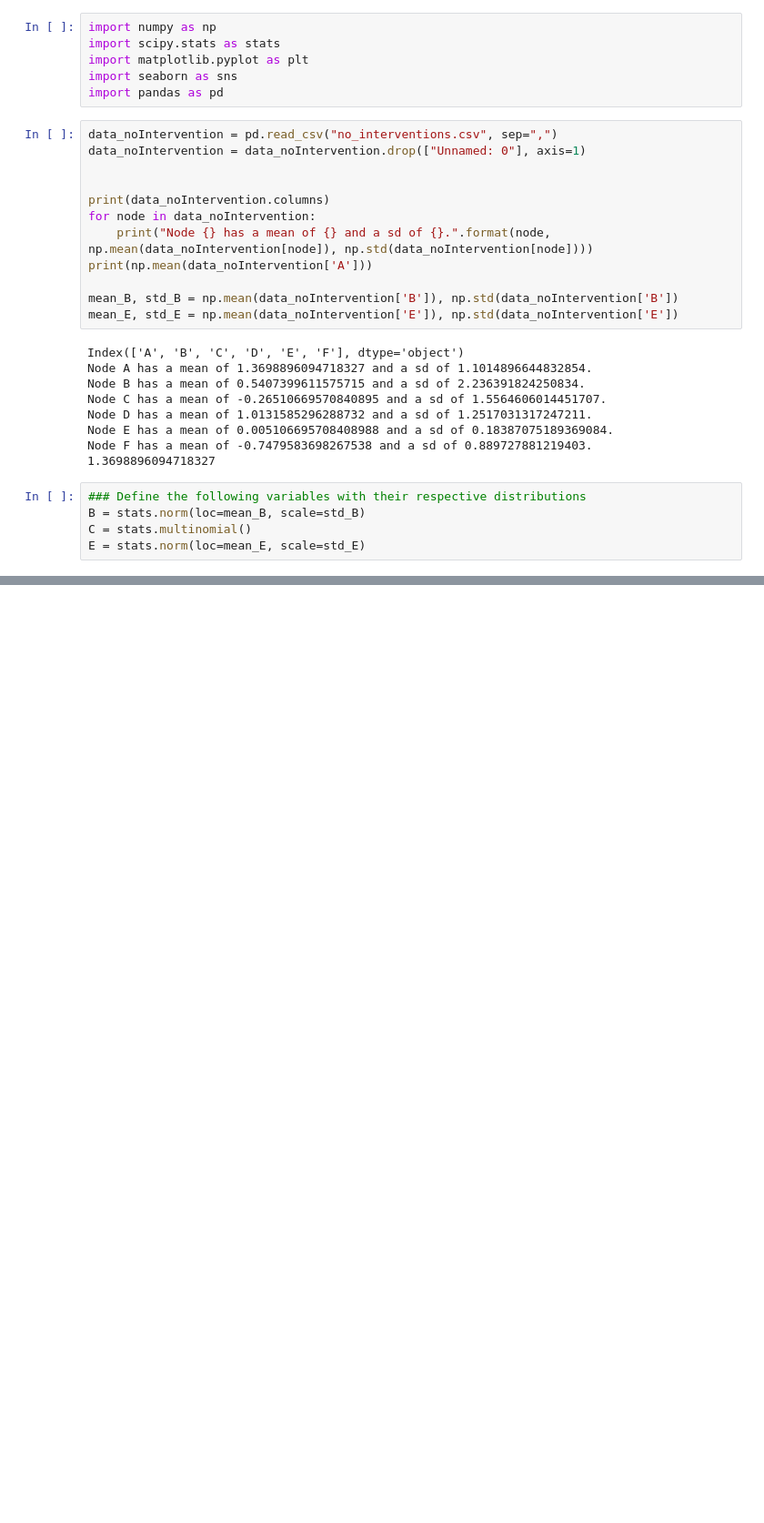
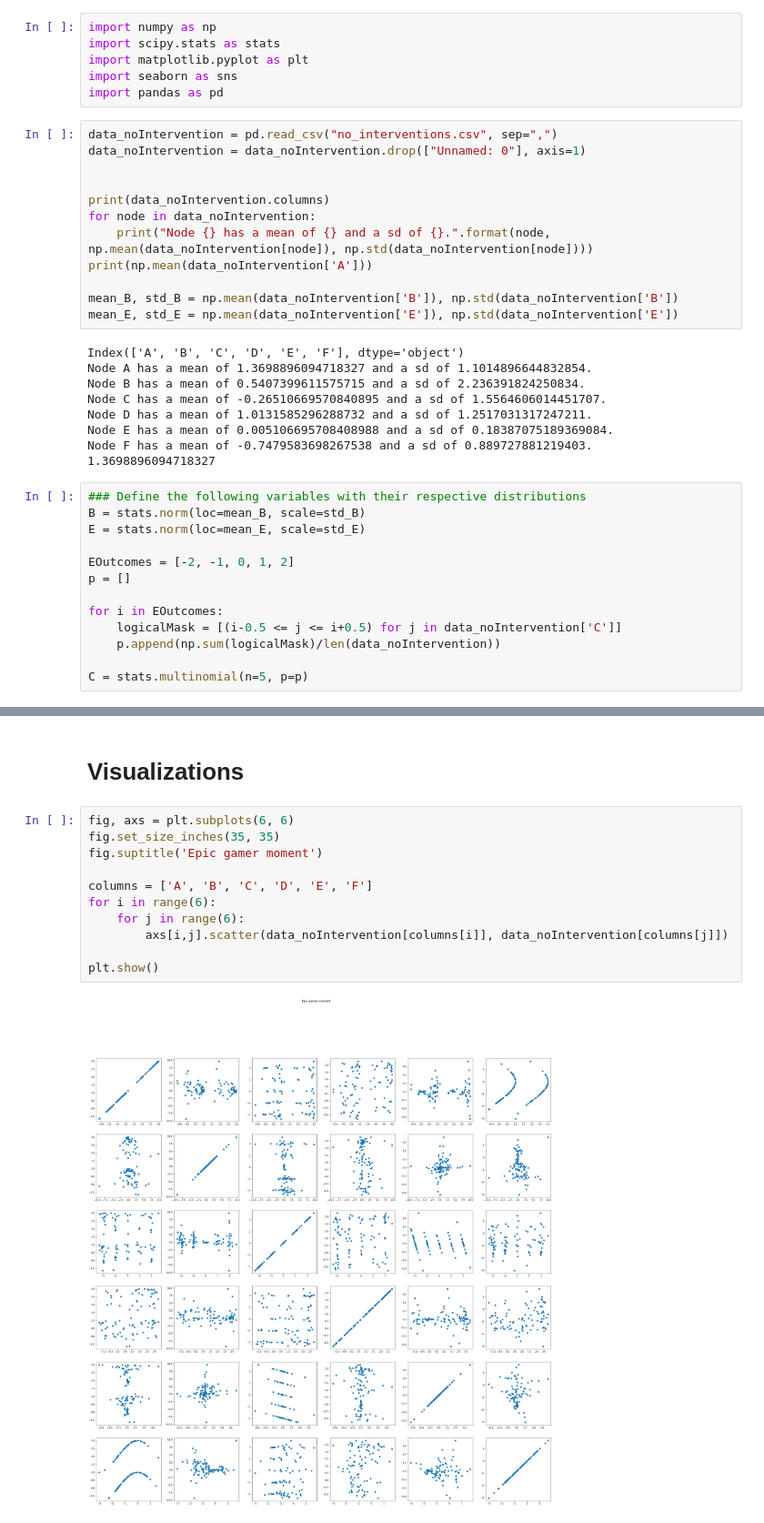
Before and after one commit to magn3144/CausalityGraphGenerator, a Jupyter notebook: CounterFactuals_on_CE.ipynb, the cells around one changed output, grey strips where cells are left out. Shown at 91% size. Drawn from its saved outputs; the diff is of its cells as text; blank space fills up the shorter version.

```diff
--- a/CounterFactuals_on_CE.ipynb
+++ b/CounterFactuals_on_CE.ipynb
@@ -28,5 +28,13 @@ Node F has a mean of -0.7479583698267538 and a sd of 0.889727881219403.
 # %%
 ### Define the following variables with their respective distributions
 B = stats.norm(loc=mean_B, scale=std_B)
-C = stats.multinomial()
 E = stats.norm(loc=mean_E, scale=std_E)
+
+EOutcomes = [-2, -1, 0, 1, 2]
+p = []
+
+for i in EOutcomes:
+    logicalMask = [(i-0.5 <= j <= i+0.5) for j in data_noIntervention['C']]
+    p.append(np.sum(logicalMask)/len(data_noIntervention))
+
+C = stats.multinomial(n=5, p=p)
@@ -32,0 +57,15 @@ E = stats.norm(loc=mean_E, scale=std_E)
+# %% [markdown]
+# Visualizations
+# %%
+fig, axs = plt.subplots(6, 6)
+fig.set_size_inches(35, 35)
+fig.suptitle('Epic gamer moment')
+
+columns = ['A', 'B', 'C', 'D', 'E', 'F']
+for i in range(6):
+    for j in range(6):
+        axs[i,j].scatter(data_noIntervention[columns[i]], data_noIntervention[columns[j]])
+
+plt.show()
+# %% [output]
+[figure, added]
```
Also changed, not shown: parts of 2 cells of this notebook.
